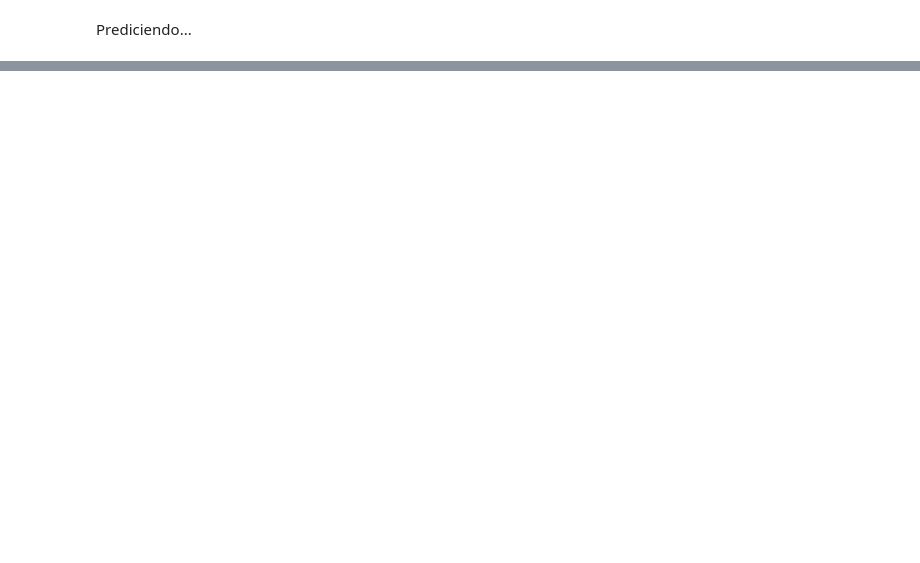
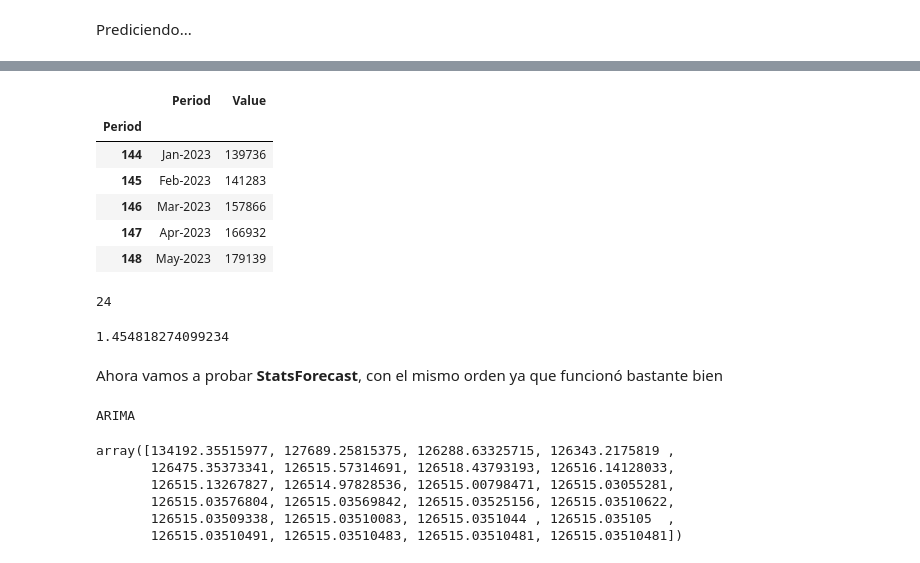
Before and after one commit to ch0fas/archivos_mnlpp, a Jupyter notebook: tarea_arima.ipynb, the cells around one changed output, grey strips where cells are left out. Cells and saved outputs as stored; diff of their text form; code cells hidden in the pictures; blank space fills up the shorter version.

```diff
--- a/tarea_arima.ipynb
+++ b/tarea_arima.ipynb
@@ -173,0 +183,27 @@ df.plot()
+# %%
+df_test.head()
+# %% [output]
+|  | Period | Value |
+| Period |  |  |
+| 144 | Jan-2023 | 139736 |
+| 145 | Feb-2023 | 141283 |
+| 146 | Mar-2023 | 157866 |
+| 147 | Apr-2023 | 166932 |
+| 148 | May-2023 | 179139 |
+# %%
+len(df_test)
+# %% [output]
+24
+# %%
+# Checando RMSE
+
+scaler = StandardScaler()
+scaled_test = scaler.fit_transform(df_test['Value'].values.reshape(-1,1))
+scaled_preds = scaler.transform(preds_sm.values.reshape(-1,1))
+
+rmse_sm = root_mean_squared_error(scaled_test, scaled_preds)
+print(rmse_sm)
+# %% [output]
+1.454818274099234
+# %% [markdown]
+Ahora vamos a probar **StatsForecast**, con el mismo orden ya que funcionó bastante bien
@@ -173,0 +212,4 @@ df.plot()
+# %%
+arima_baseline_sf.fit(df['Value'])
+# %% [output]
+ARIMA
@@ -173,0 +218,9 @@ df.plot()
+# %%
+preds_sf['mean']
+# %% [output]
+array([134192.35515977, 127689.25815375, 126288.63325715, 126343.2175819 ,
+       126475.35373341, 126515.57314691, 126518.43793193, 126516.14128033,
+       126515.13267827, 126514.97828536, 126515.00798471, 126515.03055281,
+       126515.03576804, 126515.03569842, 126515.03525156, 126515.03510622,
+       126515.03509338, 126515.03510083, 126515.0351044 , 126515.035105  ,
+       126515.03510491, 126515.03510483, 126515.03510481, 126515.03510481])
```
Also changed, not shown: parts of 18 cells of this notebook, 4 other files.
